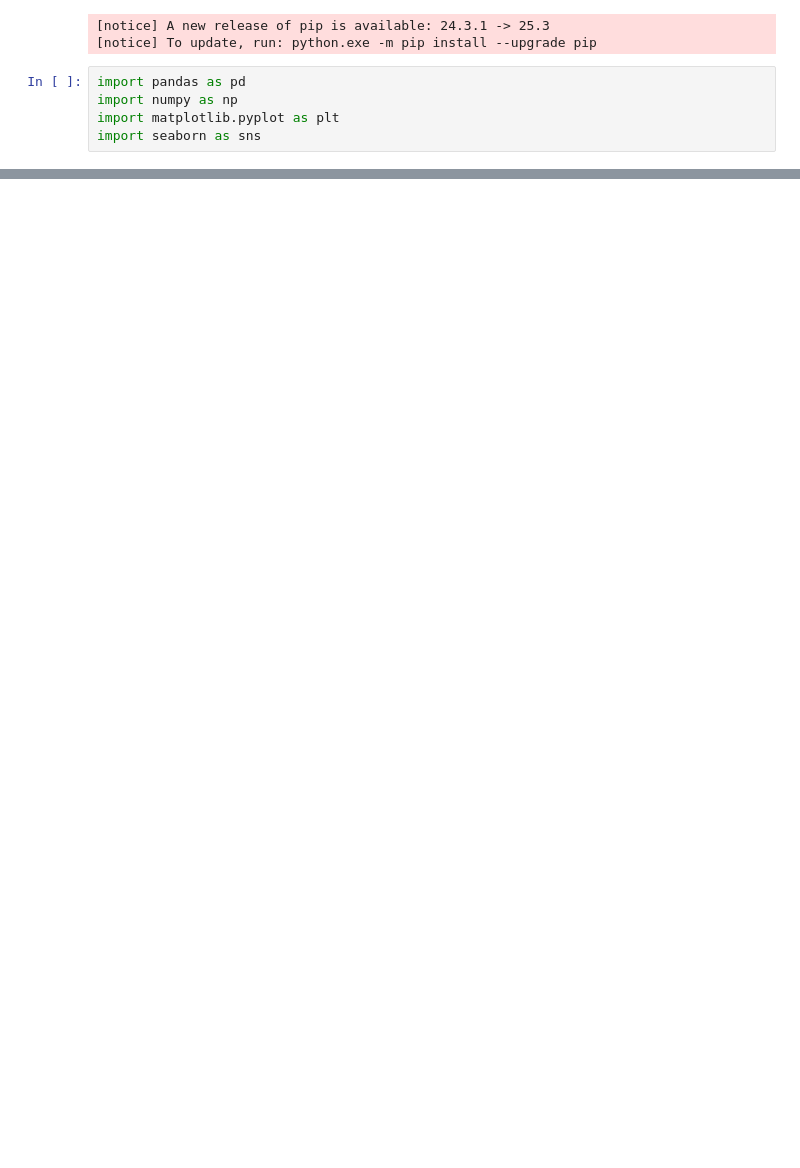
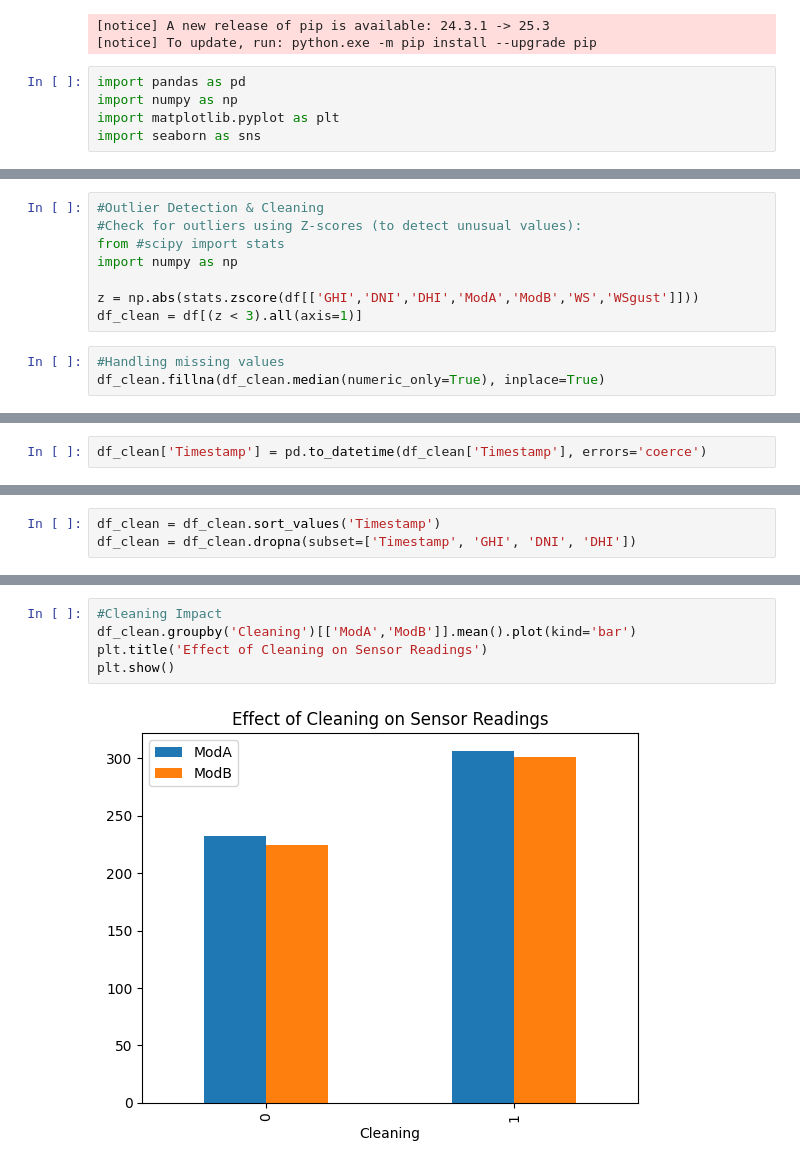
Before and after one commit to H-han221/solar-challenge-week0, a Jupyter notebook: notebook/benin_eda.ipynb, the cells around one changed output, grey strips where cells are left out. Cells and saved outputs as stored; diff of their text form; blank space fills up the shorter version.

```diff
--- a/notebook/benin_eda.ipynb
+++ b/notebook/benin_eda.ipynb
@@ -76,0 +127,11 @@ memory usage: 132.0+ bytes
+# %%
+#Outlier Detection & Cleaning
+#Check for outliers using Z-scores (to detect unusual values):
+from #scipy import stats
+import numpy as np
+
+z = np.abs(stats.zscore(df[['GHI','DNI','DHI','ModA','ModB','WS','WSgust']]))
+df_clean = df[(z < 3).all(axis=1)]
+# %%
+#Handling missing values
+df_clean.fillna(df_clean.median(numeric_only=True), inplace=True)
@@ -76,0 +143,2 @@ memory usage: 132.0+ bytes
+# %%
+df_clean['Timestamp'] = pd.to_datetime(df_clean['Timestamp'], errors='coerce')
@@ -76,0 +151,3 @@ memory usage: 132.0+ bytes
+# %%
+df_clean = df_clean.sort_values('Timestamp')
+df_clean = df_clean.dropna(subset=['Timestamp', 'GHI', 'DNI', 'DHI'])
@@ -76,0 +176,7 @@ memory usage: 132.0+ bytes
+# %%
+#Cleaning Impact
+df_clean.groupby('Cleaning')[['ModA','ModB']].mean().plot(kind='bar')
+plt.title('Effect of Cleaning on Sensor Readings')
+plt.show()
+# %% [output]
+[figure, added]
```
Also changed, not shown: parts of 17 cells of this notebook, 2 other files.
